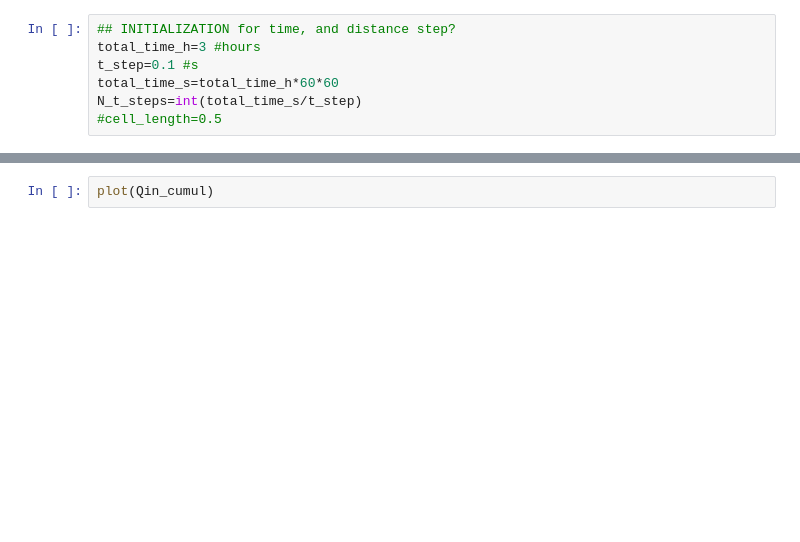
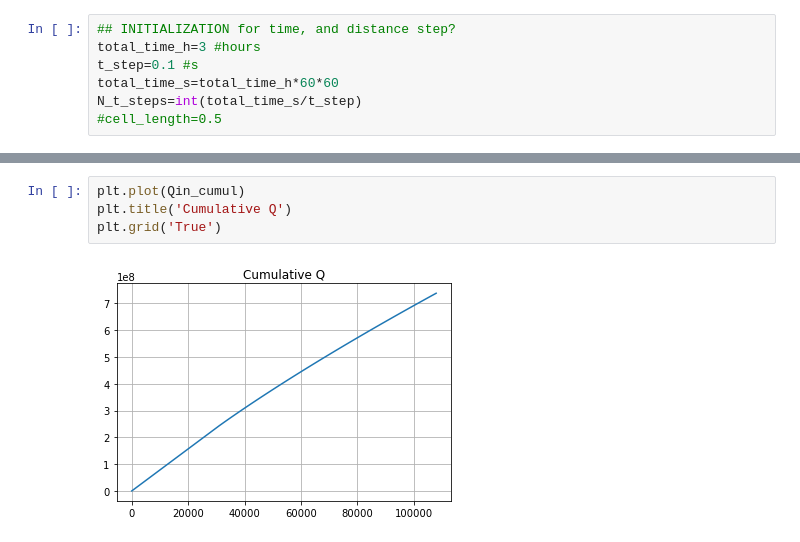
Before and after one commit to l-hemsley/HeatingModel, a Jupyter notebook: ChurchModel.ipynb, the cells around one changed output, grey strips where cells are left out. Cells and saved outputs as stored; diff of their text form; blank space fills up the shorter version.

```diff
--- a/ChurchModel.ipynb
+++ b/ChurchModel.ipynb
@@ -131,2 +130,6 @@ plt.title('Lower')
 # %%
-plot(Qin_cumul)
+plt.plot(Qin_cumul)
+plt.title('Cumulative Q')
+plt.grid('True')
+# %% [output]
+[figure, added]
```
Also changed, not shown: parts of 6 cells of this notebook, 1 other file.
